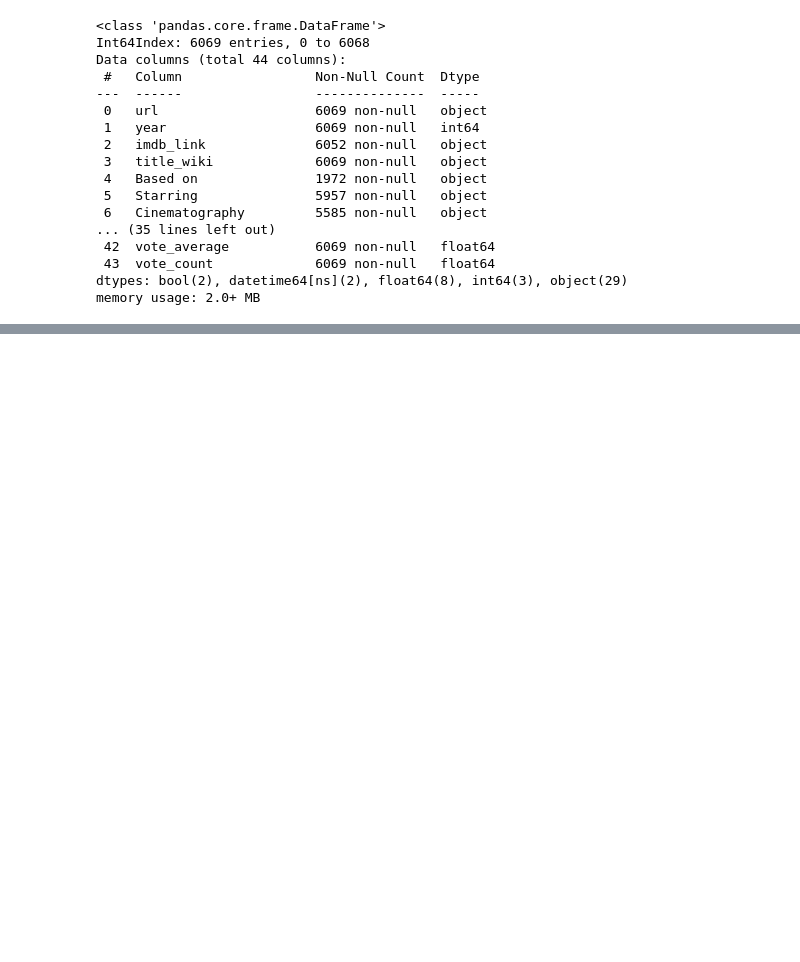
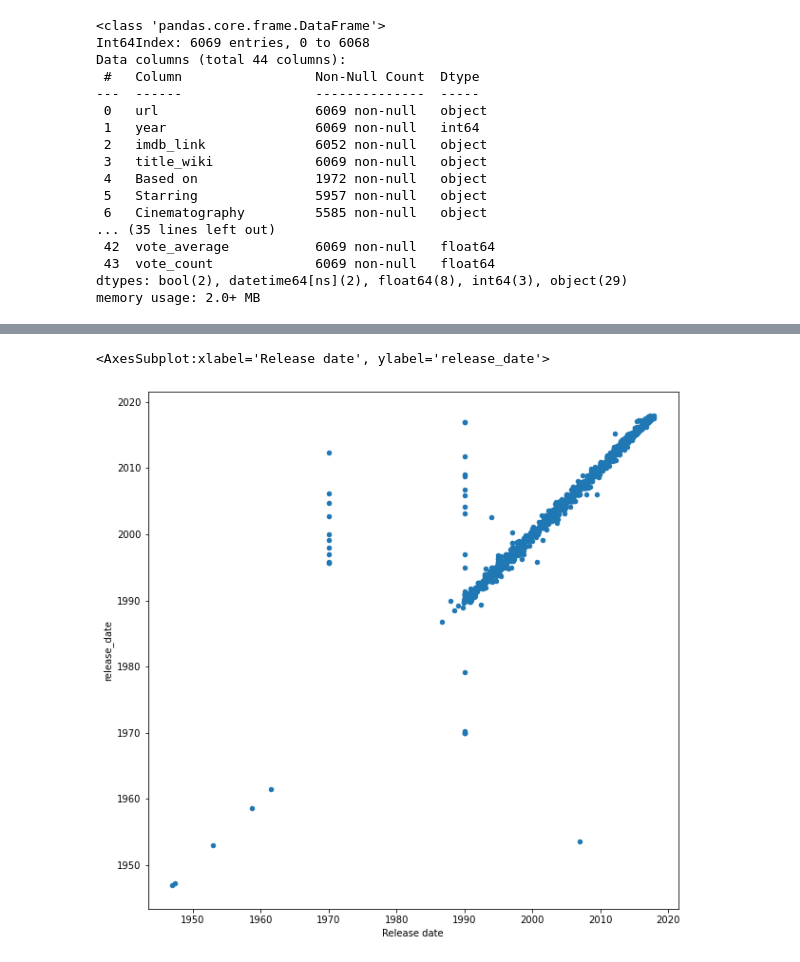
Before and after one commit to Bag0niku/Movies-ETL, a Jupyter notebook: Data_Cleaning.ipynb, the cells around one changed output, grey strips where cells are left out. Saved outputs shown, nothing was run; the diff lists cells and outputs as text; code cells hidden in the pictures; blank space fills up the shorter version.

```diff
--- a/Data_Cleaning.ipynb
+++ b/Data_Cleaning.ipynb
@@ -1707,0 +1943,5 @@ memory usage: 2.0+ MB
+# %%
+first_merge.fillna(0).plot(x='Release date', y='release_date', figsize=(10,10), kind='scatter')
+# %% [output]
+<AxesSubplot:xlabel='Release date', ylabel='release_date'>
+[figure, added]
```
Also changed, not shown: parts of 28 cells of this notebook.
